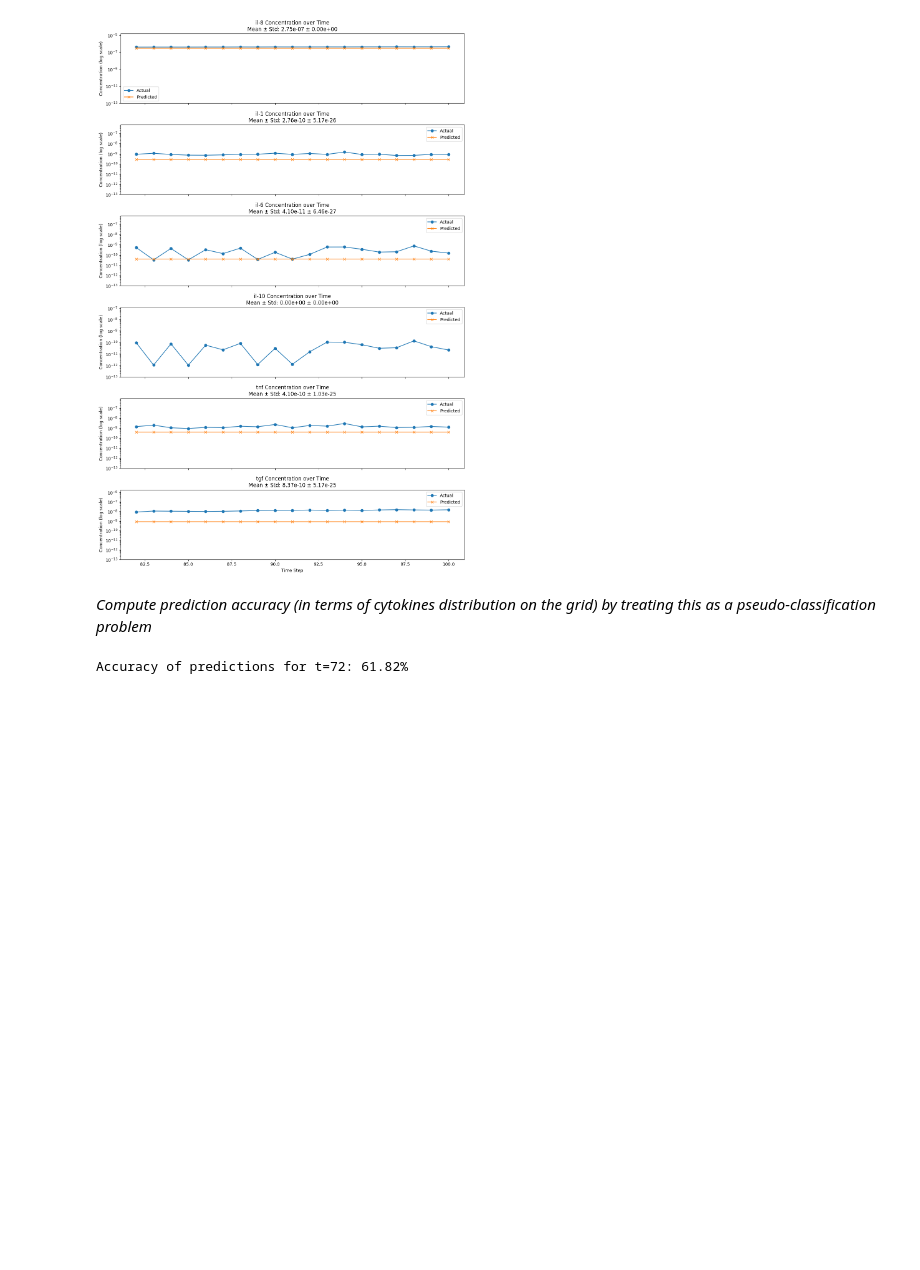
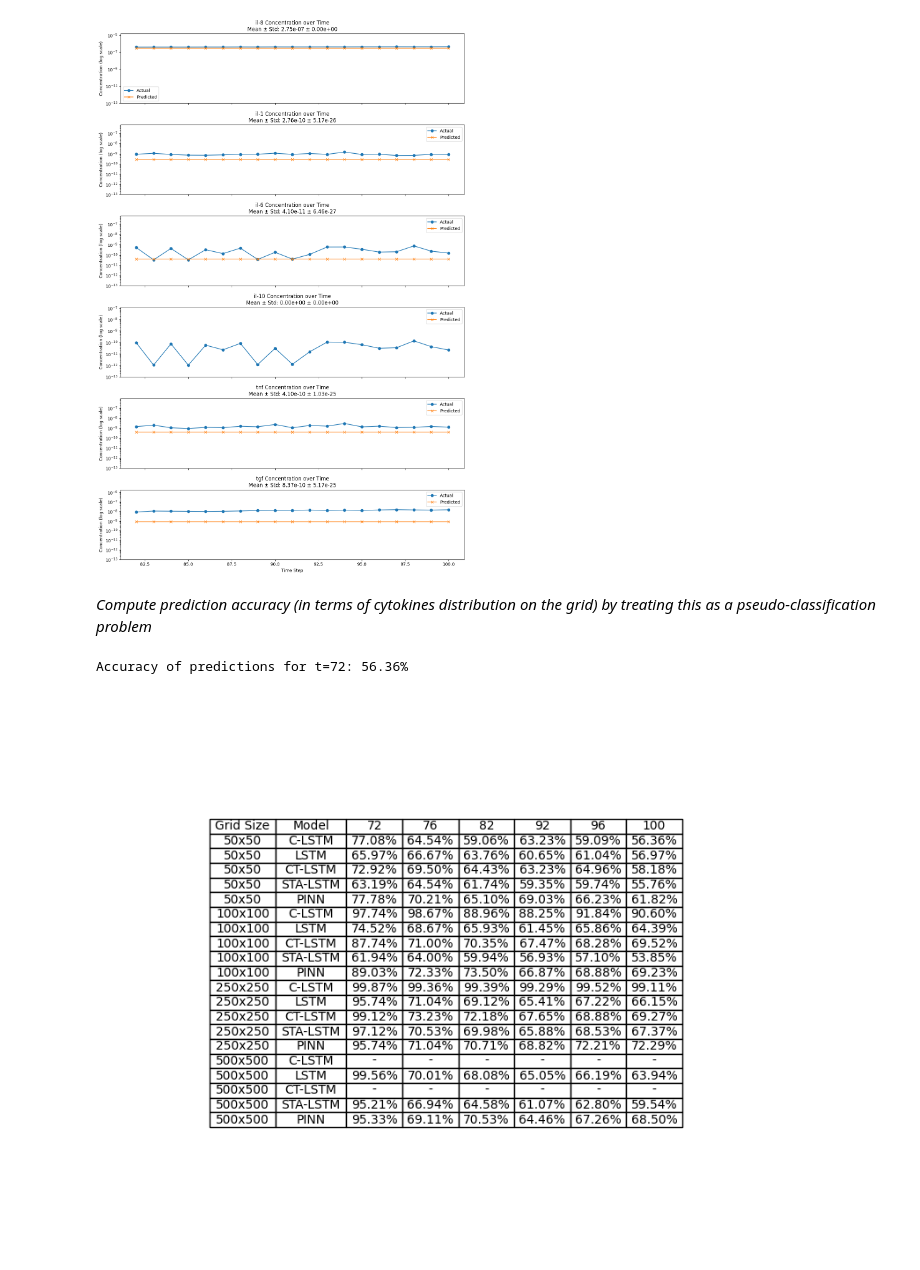
Before and after one commit to giannis3p/neural-agent-models, a Jupyter notebook: notebooks/LSTMs train/train(50x50).ipynb, the cells around one changed output. Cells and saved outputs as stored; diff of their text form; code cells hidden in the pictures; blank space fills up the shorter version.

```diff
--- a/notebooks/LSTMs train/train(50x50).ipynb
+++ b/notebooks/LSTMs train/train(50x50).ipynb
@@ -608,7 +608,7 @@ plt.show()
 # %% [markdown]
 *Compute prediction accuracy (in terms of cytokines distribution on the grid) by treating this as a pseudo-classification problem*
 # %%
-dataset2_path = 'data/PINN(72-100).csv'
+dataset2_path = 'C:/Users/Ioannis/Desktop/neural_agent_models_data/predictions/C-LSTM(50x50)(72-100).csv'
 
 data2 = pd.read_csv(dataset2_path)
 
@@ -623,7 +623,6 @@ cytokines = ['il8', 'il1', 'il6', 'il10', 'tnf', 'tgf']
 data_72 = data[data['time'] == 100]
 data2_72 = data2[data2['timestep'] == 100]
 
-# Create a 50x50 grid representation for both datasets
 grid_size = 50
 
 def create_binary_grid(data, x_col, y_col, value_cols):
@@ -652,4 +651,56 @@ accuracy = calculate_accuracy(grid1, grid2)
 
 print(f"Accuracy of predictions for t=72: {accuracy * 100:.2f}%")
 # %% [output]
-Accuracy of predictions for t=72: 61.82%
+Accuracy of predictions for t=72: 56.36%
+# %%
+data = {
+    "Grid Size": ["50x50", "50x50", "50x50", "50x50", "50x50",
+                  "100x100", "100x100", "100x100", "100x100", "100x100",
+                  "250x250", "250x250", "250x250", "250x250", "250x250",
+                  "500x500", "500x500", "500x500", "500x500", "500x500"],
+    "Model": ["C-LSTM", "LSTM", "CT-LSTM", "STA-LSTM", "PINN",
+              "C-LSTM", "LSTM", "CT-LSTM", "STA-LSTM", "PINN",
+              "C-LSTM", "LSTM", "CT-LSTM", "STA-LSTM", "PINN",
+              "C-LSTM", "LSTM", "CT-LSTM", "STA-LSTM", "PINN"],
+    "72": ["77.08%", "65.97%", "72.92%", "63.19%", "77.78%",
+           "97.74%", "74.52%", "87.74%", "61.94%", "89.03%",
+           "99.87%", "95.74%", "99.12%", "97.12%", "95.74%",
+           "-", "99.56%", "-", "95.21%", "95.33%"],
+    "76": ["64.54%", "66.67%", "69.50%", "64.54%", "70.21%",
+           "98.67%", "68.67%", "71.00%", "64.00%", "72.33%",
+           "99.36%", "71.04%", "73.23%", "70.53%", "71.04%",
+           "-", "70.01%", "-", "66.94%", "69.11%"],
+    "82": ["59.06%", "63.76%", "64.43%", "61.74%", "65.10%",
+           "88.96%", "65.93%", "70.35%", "59.94%", "73.50%",
+           "99.39%", "69.12%", "72.18%", "69.98%", "70.71%",
+           "-", "68.08%", "-", "64.58%", "70.53%"],
+    "92": ["63.23%", "60.65%", "63.23%", "59.35%", "69.03%",
+           "88.25%", "61.45%", "67.47%", "56.93%", "66.87%",
+           "99.29%", "65.41%", "67.65%", "65.88%", "68.82%",
+           "-", "65.05%", "-", "61.07%", "64.46%"],
+    "96": ["59.09%", "61.04%", "64.96%", "59.74%", "66.23%",
+           "91.84%", "65.86%", "68.28%", "57.10%", "68.88%",
+           "99.52%", "67.22%", "68.88%", "68.53%", "72.21%",
+           "-", "66.19%", "-", "62.80%", "67.26%"],
+    "100": ["56.36%", "56.97%", "58.18%", "55.76%", "61.82%",
+            "90.60%", "64.39%", "69.52%", "53.85%", "69.23%",
+            "99.11%", "66.15%", "69.27%", "67.37%", "72.29%",
+            "-", "63.94%", "-", "59.54%", "68.50%"]
+}
+
+# Create DataFrame
+df = pd.DataFrame(data)
+
+# Plotting the table
+fig, ax = plt.subplots(figsize=(10, 8))
+ax.axis('tight')
+ax.axis('off')
+table = ax.table(cellText=df.values, colLabels=df.columns, cellLoc='center', loc='center')
+
+table.auto_set_font_size(False)
+table.set_fontsize(10)
+table.auto_set_column_width(col=list(range(len(df.columns))))
+
+plt.show()
+# %% [output]
+[figure, added]
```
Also changed, not shown: 12 other files.
